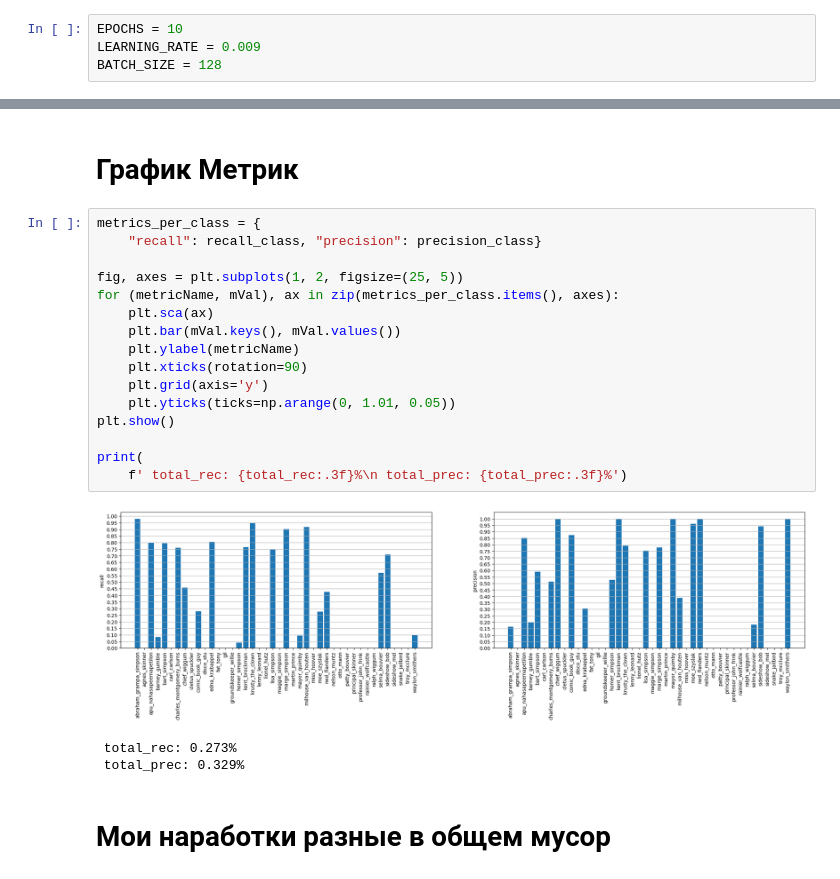
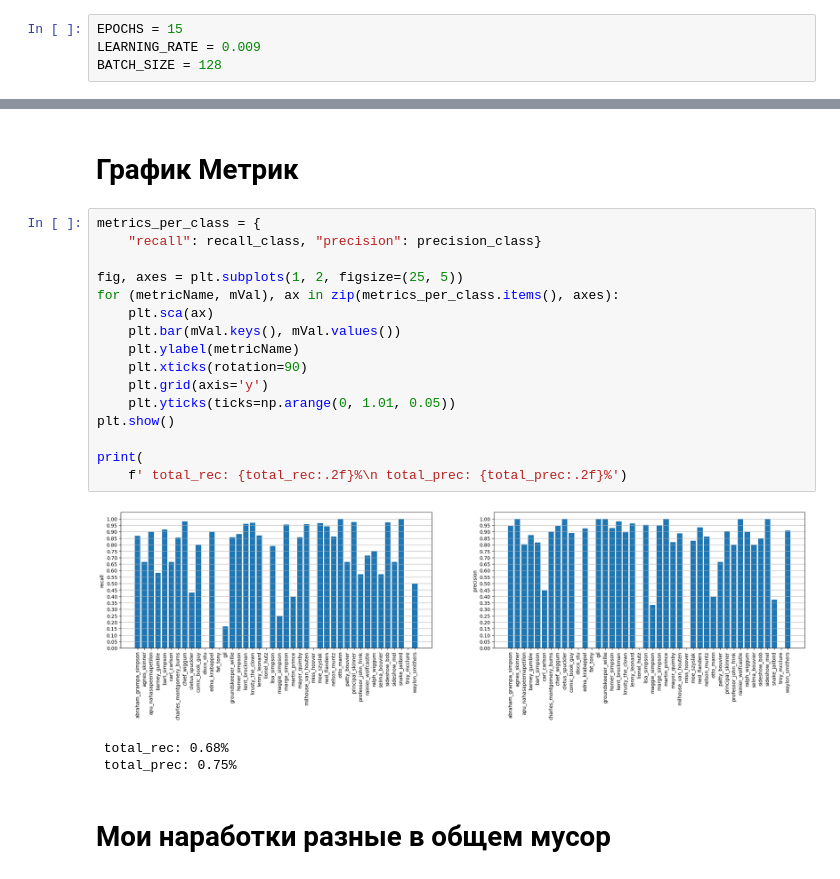
Before and after one commit to EmelyanovAlexey/Artificial_intelligence, a Jupyter notebook: first/second.ipynb, the cells around one changed output, grey strips where cells are left out. Drawn from its saved outputs; the diff is of its cells as text.

```diff
--- a/first/second.ipynb
+++ b/first/second.ipynb
@@ -55,7 +55,7 @@ device = torch.device('cuda:0' if torch.cuda.is_available() else 'cpu')
 # %% [markdown]
 # Гипер-параметры
 # %%
-EPOCHS = 10
+EPOCHS = 15
 LEARNING_RATE = 0.009
 BATCH_SIZE = 128
 # %% [markdown]
@@ -341,23 +338,23 @@ total_prec = sum(precision.compute())/classes_amount
 # %%
 metrics_per_class = {
     "recall": recall_class, "precision": precision_class}
 
 fig, axes = plt.subplots(1, 2, figsize=(25, 5))
 for (metricName, mVal), ax in zip(metrics_per_class.items(), axes):
     plt.sca(ax)
     plt.bar(mVal.keys(), mVal.values())
     plt.ylabel(metricName)
     plt.xticks(rotation=90)
     plt.grid(axis='y')
     plt.yticks(ticks=np.arange(0, 1.01, 0.05))
 plt.show()
 
 print(
-    f' total_rec: {total_rec:.3f}%\n total_prec: {total_prec:.3f}%')
+    f' total_rec: {total_rec:.2f}%\n total_prec: {total_prec:.2f}%')
 # %% [output]
-[figure, old version]
+[figure, new version]
- total_rec: 0.273%
- total_prec: 0.329%
+ total_rec: 0.68%
+ total_prec: 0.75%
 # %% [markdown]
 # Мои наработки разные в общем мусор
 # %% [markdown]
```
Also changed, not shown: parts of 8 cells of this notebook, 1 other file.
